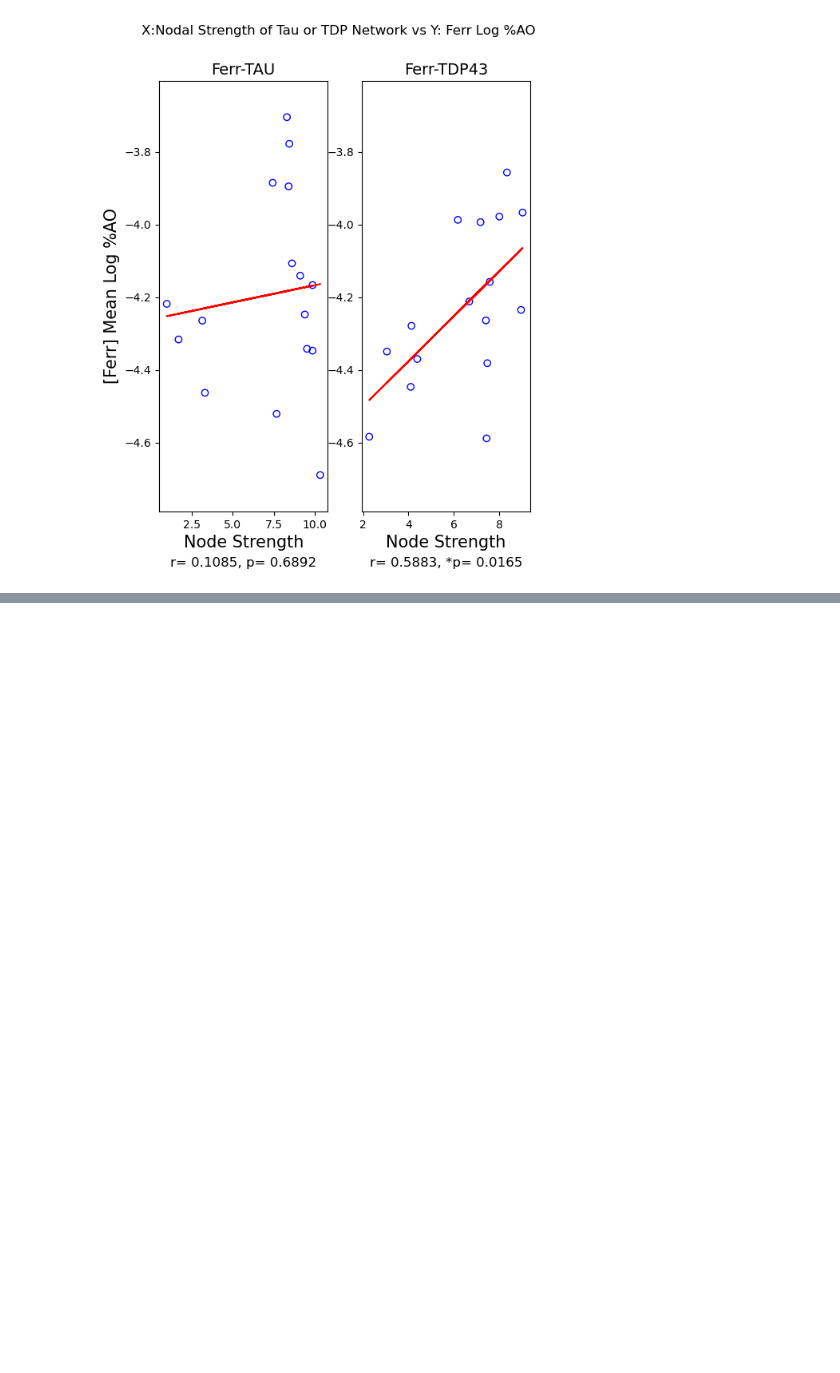
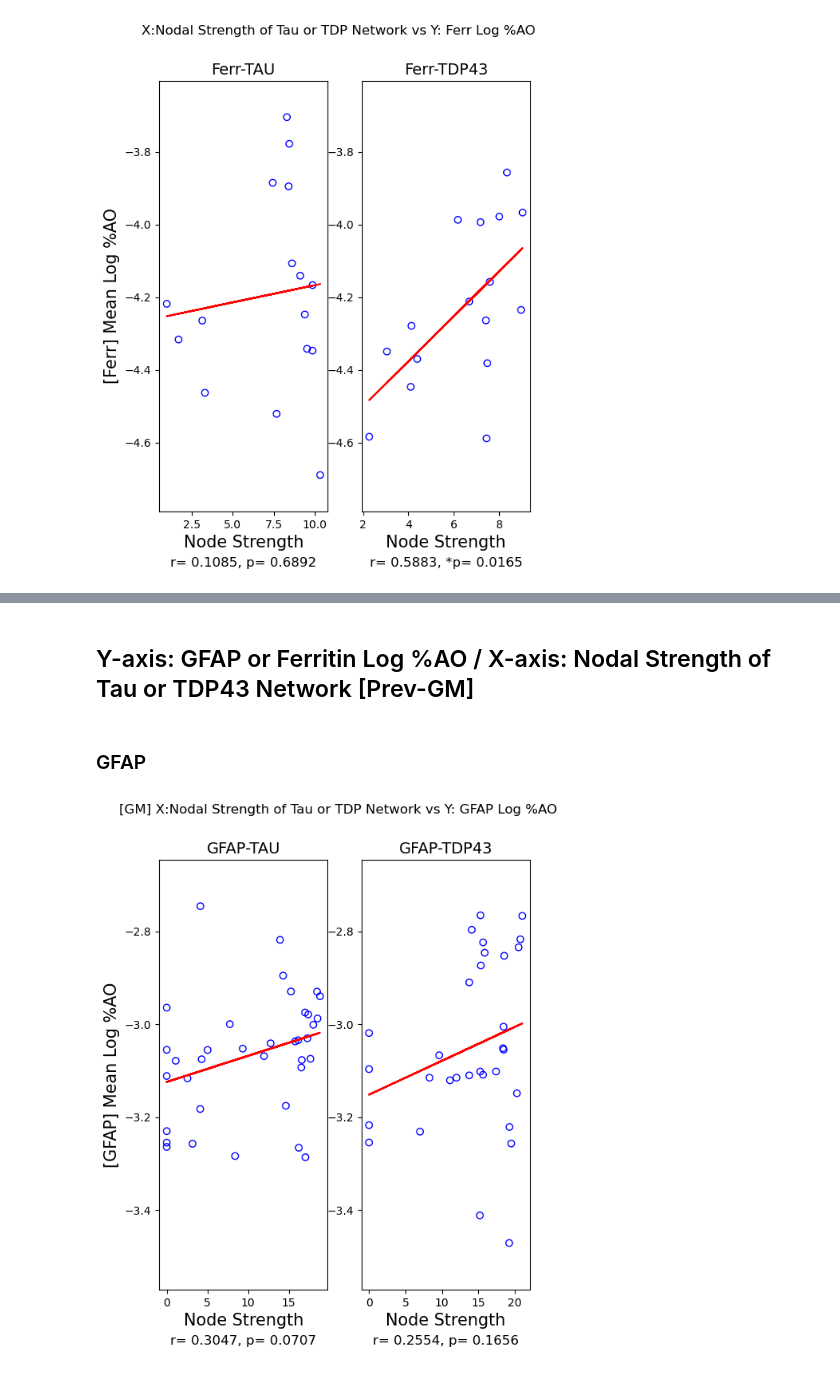
Before and after one commit to dontminchenit/mBIN, a Jupyter notebook: FTD_JupyterNotebook/GFAP_Ferritin_Analysis/[3] Nodal Strength vs Log %AO.ipynb, the cells around one changed output, grey strips where cells are left out. Cells and saved outputs as stored; diff of their text form; code cells hidden in the pictures; blank space fills up the shorter version.

```diff
--- a/FTD_JupyterNotebook/GFAP_Ferritin_Analysis/[3] Nodal Strength vs Log %AO.ipynb
+++ b/FTD_JupyterNotebook/GFAP_Ferritin_Analysis/[3] Nodal Strength vs Log %AO.ipynb
@@ -73,6 +73,43 @@ f.close()
 with open(os.path.join(gfap_ferritin_CalData, 'cov_TDP_Drop_Ferr.pkl'), 'rb') as f:
     cov_TDP_Drop_Ferr = pickle.load(f)
 f.close()
+# %%
+# PREVIOUS GM/WM
+# covTAU_Drop_GFAP_GM
+with open(os.path.join(gfap_ferritin_CalData, 'covTAU_Drop_GFAP_GM.pkl'), 'rb') as f:
+    covTAU_Drop_GFAP_GM = pickle.load(f)
+f.close()
+# covTDP_Drop_GFAP_GM
+with open(os.path.join(gfap_ferritin_CalData, 'covTDP_Drop_GFAP_GM.pkl'), 'rb') as f:
+    covTDP_Drop_GFAP_GM = pickle.load(f)
+f.close()
+
+# covTAU_Drop_Ferr_GM
+with open(os.path.join(gfap_ferritin_CalData, 'covTAU_Drop_Ferr_GM.pkl'), 'rb') as f:
+    covTAU_Drop_Ferr_GM = pickle.load(f)
+f.close()
+# covTDP_Drop_Ferr_GM
+with open(os.path.join(gfap_ferritin_CalData, 'covTDP_Drop_Ferr_GM.pkl'), 'rb') as f:
+    covTDP_Drop_Ferr_GM = pickle.load(f)
+f.close()
+#--------------------------------------------------------------------------------
+# covTAU_Drop_GFAP_WM
+with open(os.path.join(gfap_ferritin_CalData, 'covTAU_Drop_GFAP_WM.pkl'), 'rb') as f:
+    covTAU_Drop_GFAP_WM = pickle.load(f)
+f.close()
+# covTDP_Drop_GFAP_WM
+with open(os.path.join(gfap_ferritin_CalData, 'covTDP_Drop_GFAP_WM.pkl'), 'rb') as f:
+    covTDP_Drop_GFAP_WM = pickle.load(f)
+f.close()
+
+# covTAU_Drop_Ferr_WM
+with open(os.path.join(gfap_ferritin_CalData, 'covTAU_Drop_Ferr_WM.pkl'), 'rb') as f:
+    covTAU_Drop_Ferr_WM = pickle.load(f)
+f.close()
+# covTDP_Drop_Ferr_WM
+with open(os.path.join(gfap_ferritin_CalData, 'covTDP_Drop_Ferr_WM.pkl'), 'rb') as f:
+    covTDP_Drop_Ferr_WM = pickle.load(f)
+f.close()
 # %% [markdown]
 ## Log %AO
 # %% [markdown]
@@ -340,0 +380,12 @@ nonZeroDegCorr(Ferr_TAU_Drop, cov_TAU_Drop_Ferr, Ferr_TDP_Drop, cov_TDP_Drop_Fer
+# %% [markdown]
+## Y-axis: GFAP or Ferritin Log %AO / X-axis: Nodal Strength of Tau or TDP43 Network [Prev-GM]
+# %% [markdown]
+### GFAP
+# %%
+nonZeroDegCorr(GFAP_TAU_Drop, covTAU_Drop_GFAP_GM, GFAP_TDP_Drop, covTDP_Drop_GFAP_GM,
+               'GFAP-TAU', 'GFAP-TDP43', 14,
+               'Node Strength', '[GFAP] Mean Log %AO', 15,
+               gfap_ferritin_Fig, '[GM] X:Nodal Strength of Tau or TDP Network vs Y: GFAP Log %AO',
+               linear_regression = True)
+# %% [output]
+[figure, added]
```
Also changed, not shown: parts of 12 cells of this notebook, 36 other files.
